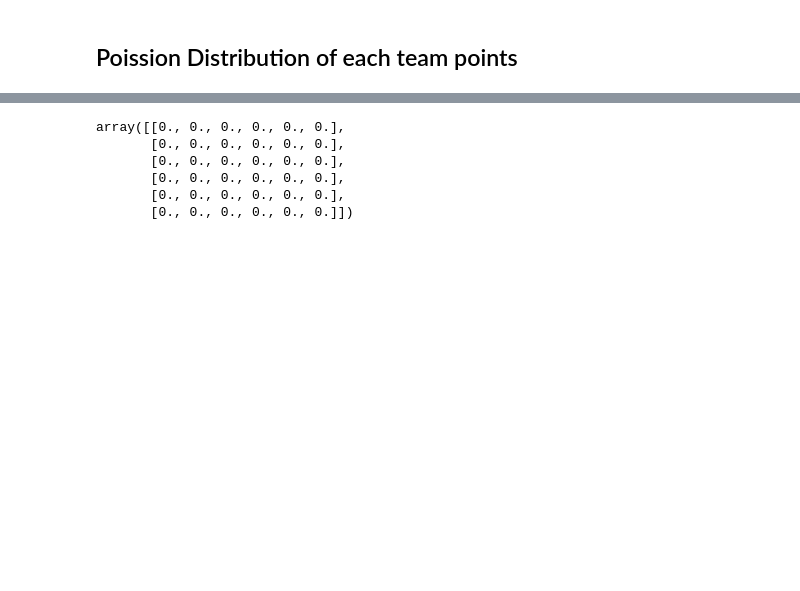
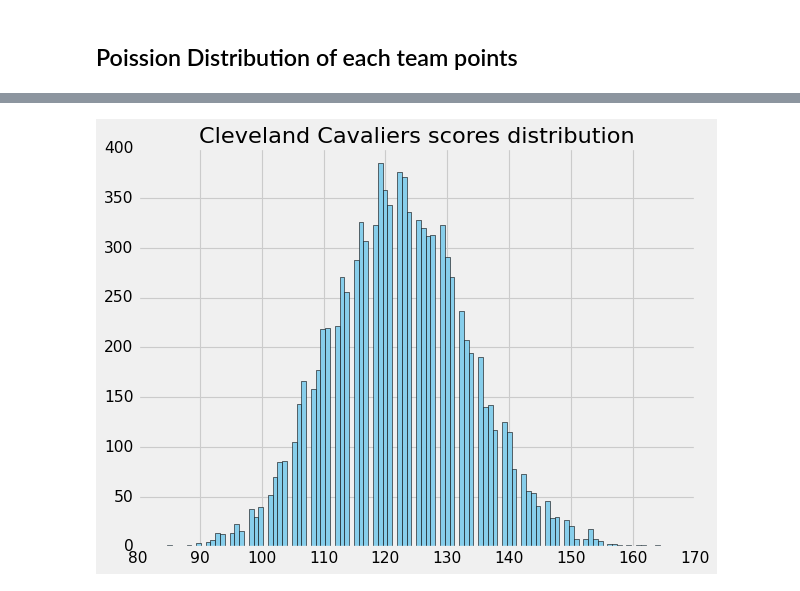
Before and after one commit to Aditya24Sharma/Basketball_Analytics, a Jupyter notebook: jupyter_notebook/notebook_checkpoints.ipynb, the cells around one changed output, grey strips where cells are left out. Cells and saved outputs as stored; diff of their text form; code cells hidden in the pictures; blank space fills up the shorter version.

```diff
--- a/jupyter_notebook/notebook_checkpoints.ipynb
+++ b/jupyter_notebook/notebook_checkpoints.ipynb
@@ -359,12 +359,6 @@ Win Probabilities - Cleveland Cavaliers: 0.53, Boston Celtics: 0.45, Draw: 0.03
-# %%
-#Generating a 5x5 table of score probabilities
-max_score = 5  # Limit score ranges for the table
-score_table = np.zeros((max_score+1, max_score+1))
-score_table
-# %% [output]
-array([[0., 0., 0., 0., 0., 0.],
-       [0., 0., 0., 0., 0., 0.],
-       [0., 0., 0., 0., 0., 0.],
-       [0., 0., 0., 0., 0., 0.],
-       [0., 0., 0., 0., 0., 0.],
-       [0., 0., 0., 0., 0., 0.]])
+# %%
+plt.hist(home_scores, bins =110, edgecolor = 'black', color='skyblue')
+plt.title(f'{home_team} scores distribution')
+plt.show()
+# %% [output]
+[figure, added]
```
Also changed, not shown: parts of 16 cells of this notebook, 1 other file.
